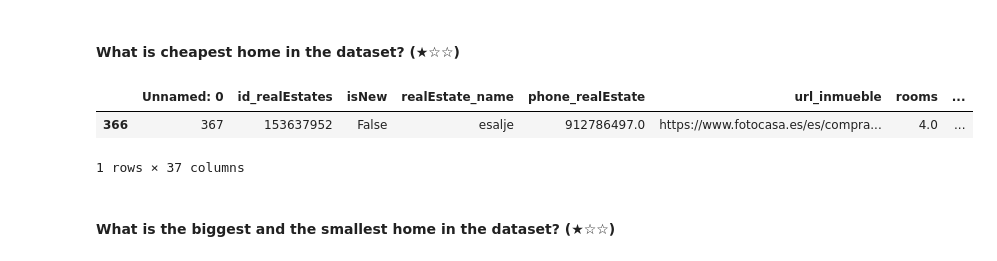
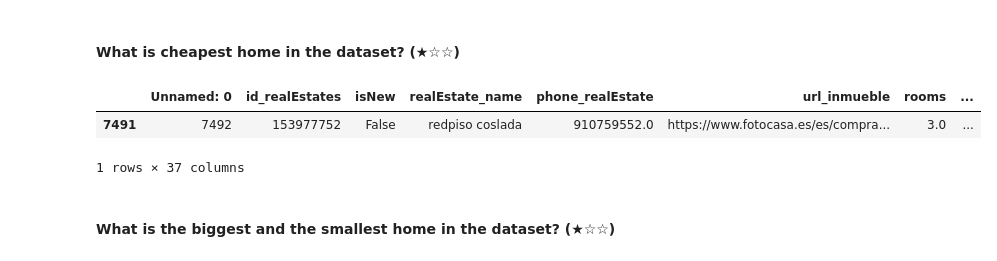
Before and after one commit to karenL26/real-estate-data-cleanup, a Jupyter notebook: project2.ipynb, the cells around one changed output. Drawn from its saved outputs; the diff is of its cells as text; code cells hidden in the pictures.

```diff
--- a/project2.ipynb
+++ b/project2.ipynb
@@ -48,11 +48,12 @@ df.loc[[expensive_i]]
 # %% [markdown]
 #### What is cheapest home in the dataset? (★☆☆)
 # %%
-cheap_i = df['price'].idxmin()
+df_filtered =df[df['price'].map(lambda x: x > 0)]
+cheap_i = df_filtered['price'].idxmin()
 df.loc[[cheap_i]]
 # %% [output]
 |  | Unnamed: 0 | id_realEstates | isNew | realEstate_name | phone_realEstate | url_inmueble | rooms | ... |
-| 366 | 367 | 153637952 | False | esalje | 912786497.0 | https://www.fotocasa.es/es/compra... | 4.0 | ... |
+| 7491 | 7492 | 153977752 | False | redpiso coslada | 910759552.0 | https://www.fotocasa.es/es/compra... | 3.0 | ... |
 1 rows × 37 columns
 # %% [markdown]
 #### What is the biggest and the smallest home in the dataset? (★☆☆)
```
Also changed, not shown: parts of 1 cell of this notebook.
